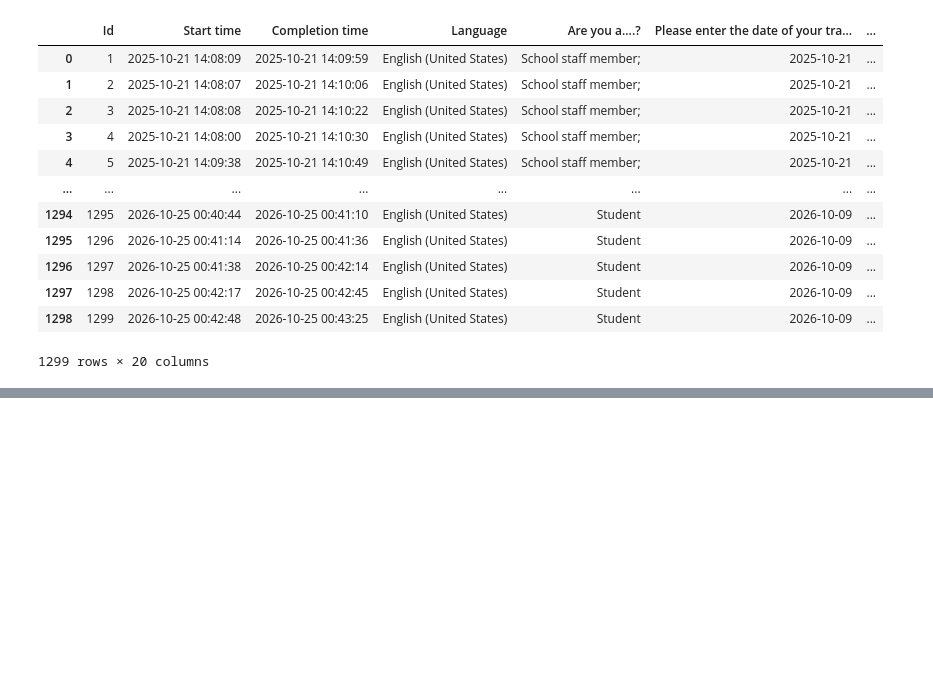
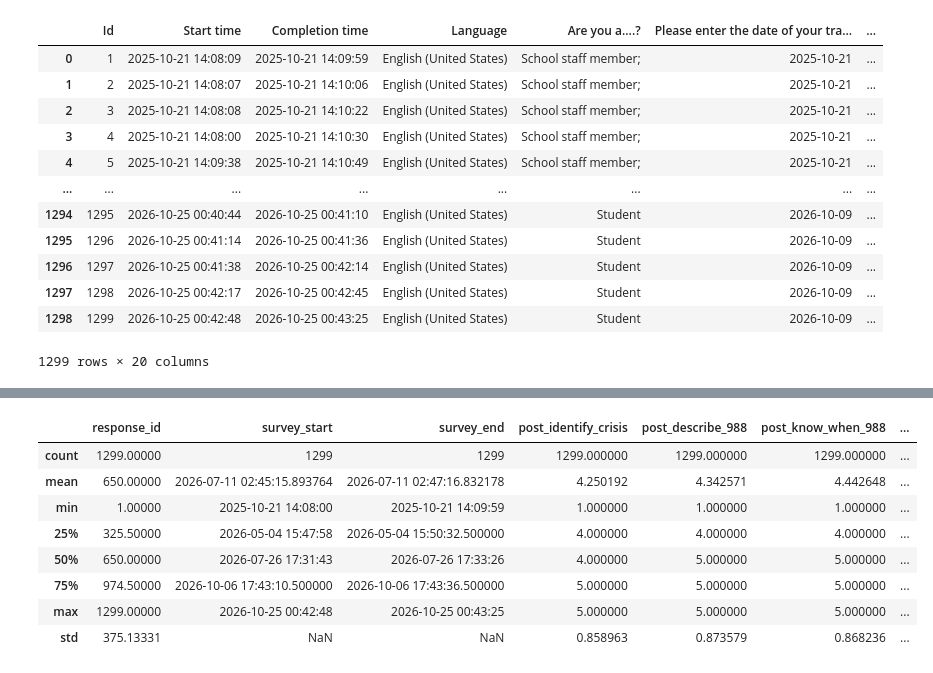
Before and after one commit to siennarg/BuildFest-Project, a Jupyter notebook: datasetAnalysis.ipynb, the cells around one changed output, grey strips where cells are left out. Drawn from its saved outputs; the diff is of its cells as text; code cells hidden in the pictures; blank space fills up the shorter version.

```diff
--- a/datasetAnalysis.ipynb
+++ b/datasetAnalysis.ipynb
@@ -19,0 +84,12 @@ df
+# %%
+df.describe()
+# %% [output]
+|  | response_id | survey_start | survey_end | post_identify_crisis | post_describe_988 | post_know_when_988 | ... |
+| count | 1299.00000 | 1299 | 1299 | 1299.000000 | 1299.000000 | 1299.000000 | ... |
+| mean | 650.00000 | 2026-07-11 02:45:15.893764 | 2026-07-11 02:47:16.832178 | 4.250192 | 4.342571 | 4.442648 | ... |
+| min | 1.00000 | 2025-10-21 14:08:00 | 2025-10-21 14:09:59 | 1.000000 | 1.000000 | 1.000000 | ... |
+| 25% | 325.50000 | 2026-05-04 15:47:58 | 2026-05-04 15:50:32.500000 | 4.000000 | 4.000000 | 4.000000 | ... |
+| 50% | 650.00000 | 2026-07-26 17:31:43 | 2026-07-26 17:33:26 | 4.000000 | 5.000000 | 5.000000 | ... |
+| 75% | 974.50000 | 2026-10-06 17:43:10.500000 | 2026-10-06 17:43:36.500000 | 5.000000 | 5.000000 | 5.000000 | ... |
+| max | 1299.00000 | 2026-10-25 00:42:48 | 2026-10-25 00:43:25 | 5.000000 | 5.000000 | 5.000000 | ... |
+| std | 375.13331 | NaN | NaN | 0.858963 | 0.873579 | 0.868236 | ... |
```
Also changed, not shown: parts of 2 cells of this notebook, 3 other files.
